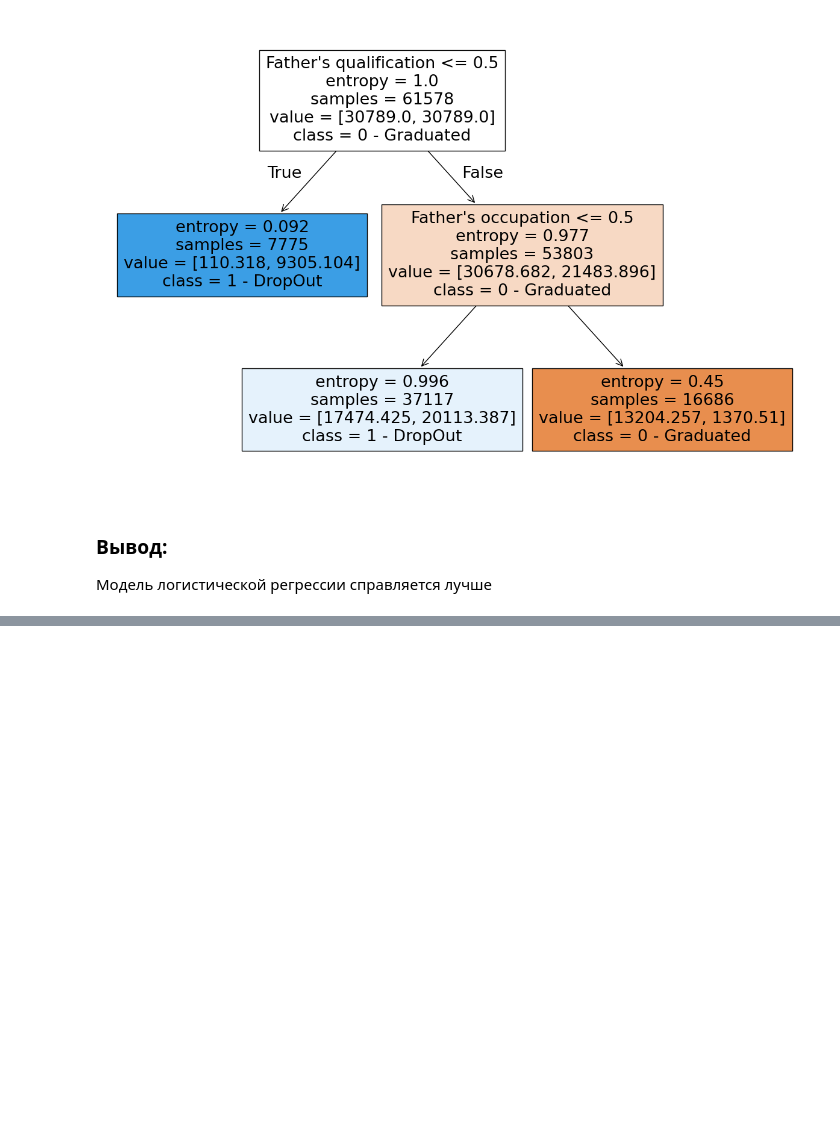
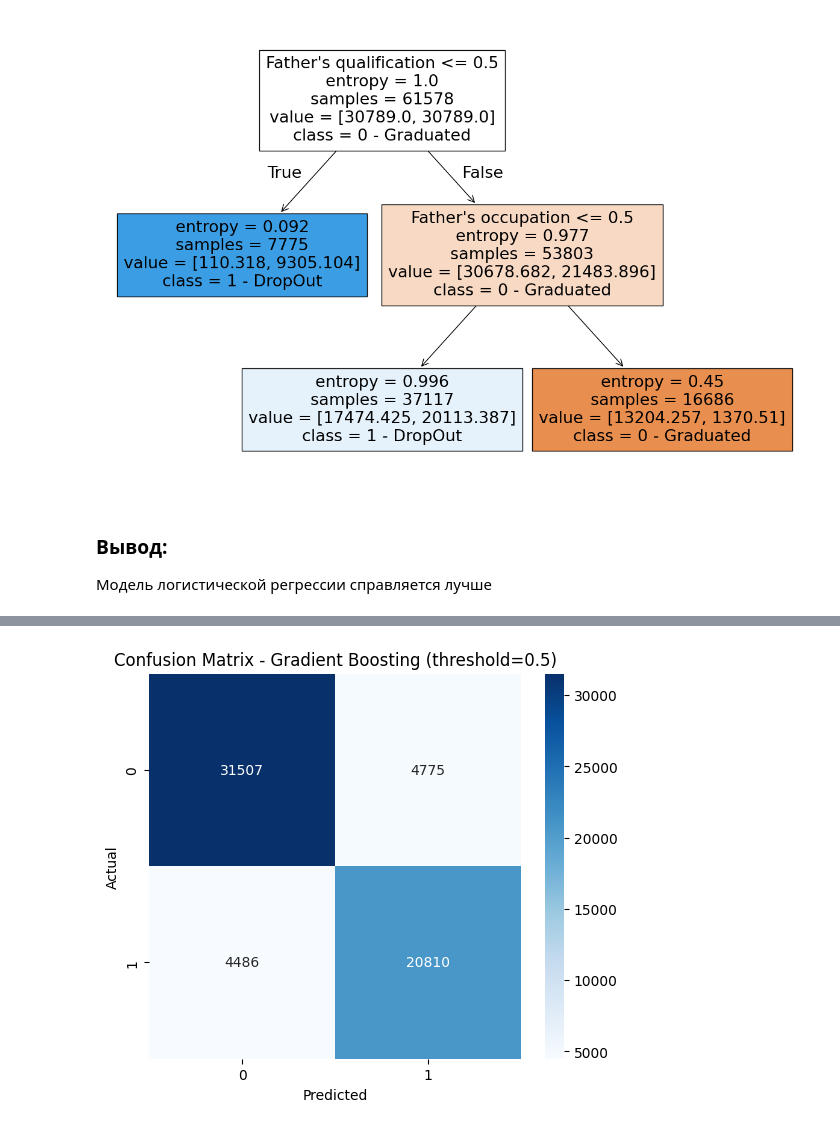
Before and after one commit to Tsur1k/ML-case4, a Jupyter notebook: notebooks/main.ipynb, the cells around one changed output, grey strips where cells are left out. Saved outputs shown, nothing was run; the diff lists cells and outputs as text; code cells hidden in the pictures; blank space fills up the shorter version.

Commit message:
Add Gradient Boosting with threshold optimization

```diff
--- a/notebooks/main.ipynb
+++ b/notebooks/main.ipynb
@@ -789,0 +849,9 @@ plt.show()
+# %%
+print("Оптимизация гиперпараметров Gradient Boosting")
+boosting_study = optuna.create_study(direction='maximize', study_name='boosting_opt')
+boosting_study.optimize(boosting_objective, n_trials=50, show_progress_bar=True)
+
+print(f"\nЛучший recall: {boosting_study.best_value:.4f}")
+print("\nЛучшие параметры:")
+for key, value in boosting_study.best_params.items():
+    print(f"  {key}: {value}")
@@ -789,0 +872,9 @@ plt.show()
+# %%
+best_boosting_params = boosting_study.best_params.copy()
+boosting_pipeline = create_boosting_pipeline(best_boosting_params)
+
+cv = StratifiedKFold(n_splits=5, shuffle=True, random_state=42)
+y_pred_boosting = cross_val_predict(boosting_pipeline, X, y, cv=cv, n_jobs=-1)
+
+print("Classification Report - Gradient Boosting (threshold=0.5):")
+print(classification_report(y, y_pred_boosting))
@@ -789,0 +891,9 @@ plt.show()
+# %%
+plt.figure(figsize=(6, 5))
+sns.heatmap(confusion_matrix(y, y_pred_boosting), annot=True, fmt='d', cmap='Blues')
+plt.xlabel('Predicted')
+plt.ylabel('Actual')
+plt.title('Confusion Matrix - Gradient Boosting (threshold=0.5)')
+plt.show()
+# %% [output]
+[figure, added]
```
Also changed, not shown: parts of 24 cells of this notebook, 1 other file.
